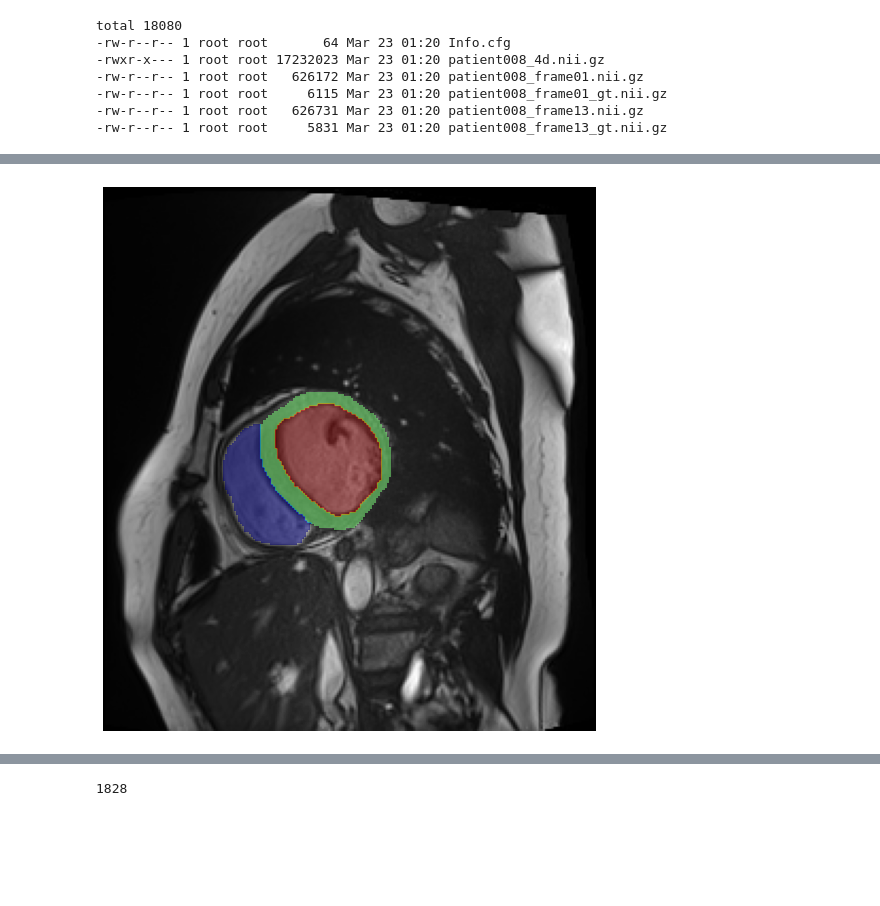
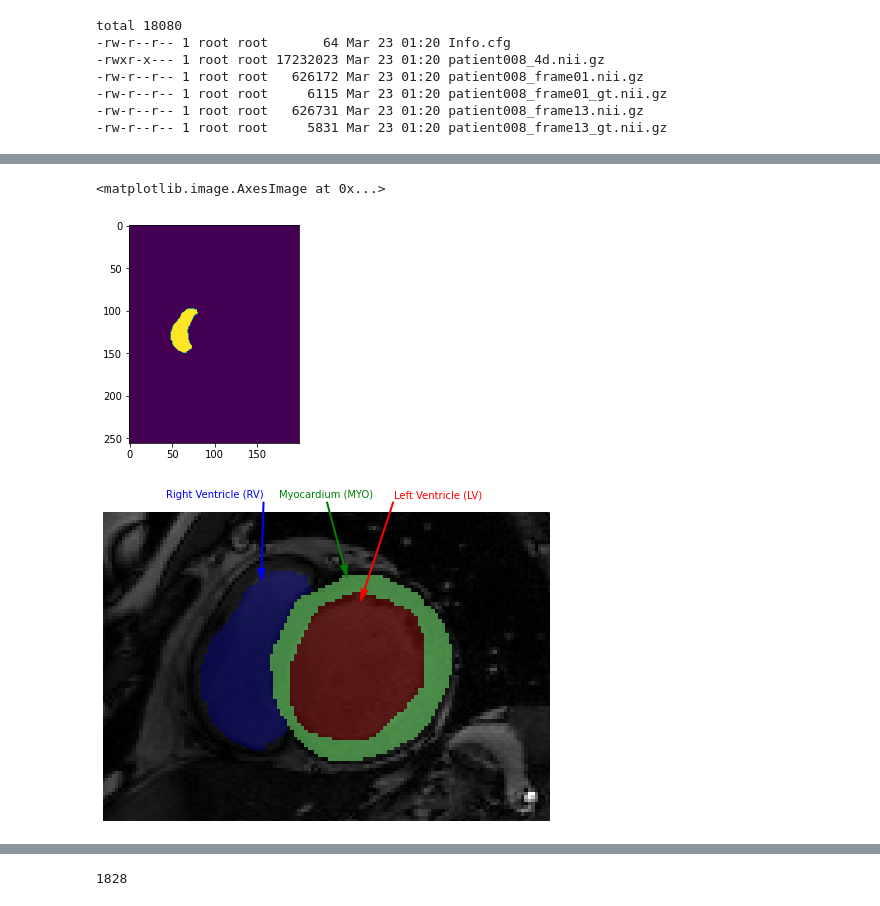
Before and after one commit to arnauddhaene/tagseg, a Jupyter notebook: notebooks/acdc-data.ipynb, the cells around one changed output, grey strips where cells are left out. Saved outputs shown, nothing was run; the diff lists cells and outputs as text; code cells hidden in the pictures; blank space fills up the shorter version.

```diff
--- a/notebooks/acdc-data.ipynb
+++ b/notebooks/acdc-data.ipynb
@@ -43,12 +43,39 @@ tio.Subject(
 # %%
 patient = Patient(patient_path)
-# %%
-plt.figure(figsize=(10, 10))
-
-plt.imshow(patient.images[1][1], cmap='gray')
-plt.imshow(np.ma.masked_where(patient.masks[1][1] == 0, patient.masks[1][1]), cmap='jet', alpha=0.5)
-plt.axis('off')
-
-plt.show()
-# %% [output]
-[figure, removed]
+# %%
+plt.imshow(patient.masks[1][1] == 1)
+# %% [output]
+<matplotlib.image.AxesImage at 0x...>
+[figure, added]
+# %%
+plt.figure(figsize=(8, 8))
+
+plt.imshow(patient.images[1][1], cmap='gray')
+plt.imshow(np.ma.masked_where(patient.masks[1][1] == 0, patient.masks[1][1]), cmap='jet', alpha=0.5)
+plt.axis('off')
+plt.xlim(20, 150)
+plt.ylim(170, 80)
+
+rv = tuple(np.array(np.where(patient.masks[1][1] == 1))[:, 21])
+myo = tuple(np.array(np.where(patient.masks[1][1] == 2))[:, 1])
+lv = tuple(np.array(np.where(patient.masks[1][1] == 3))[:, 21])
+
+plt.annotate('Left Ventricle (LV)', xy=lv[::-1], xycoords='data',
+             xytext=(0.75, 1.07), textcoords='axes fraction', color='r',
+             arrowprops=dict(color='r', width=1, headwidth=7),
+             horizontalalignment='center', verticalalignment='top')
+
+plt.annotate('Myocardium (MYO)', xy=myo[::-1], xycoords='data',
+             xytext=(0.5, 1.07), textcoords='axes fraction', color='g',
+             arrowprops=dict(color='g', width=1, headwidth=7),
+             horizontalalignment='center', verticalalignment='top')
+
+plt.annotate('Right Ventricle (RV)', xy=rv[::-1], xycoords='data', color='b',
+             xytext=(0.25, 1.07), textcoords='axes fraction',
+             arrowprops=dict(color='b', width=1, headwidth=7),
+             horizontalalignment='center', verticalalignment='top')
+
+plt.savefig('../../figures/example-acdc.pdf', dpi=300, bbox_inches='tight')
+plt.show()
+# %% [output]
+[figure, added]
```
Also changed, not shown: parts of 2 cells of this notebook, 10 other files.
